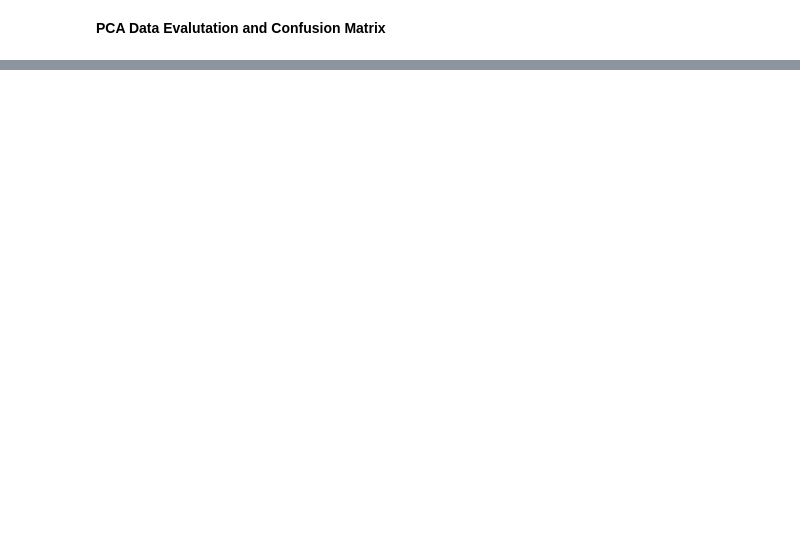
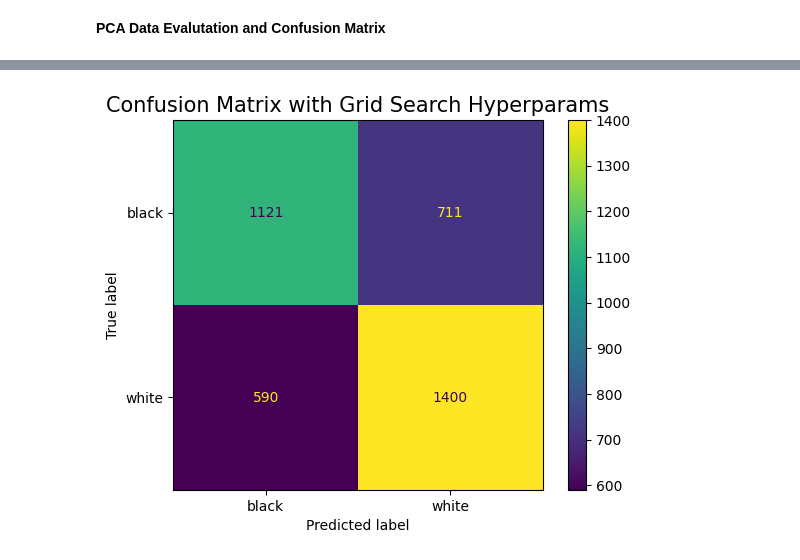
Before and after one commit to brysonbien/Chess-Opening-ML, a Jupyter notebook: mid_check_2.ipynb, the cells around one changed output, grey strips where cells are left out. Saved outputs shown, nothing was run; the diff lists cells and outputs as text; code cells hidden in the pictures; blank space fills up the shorter version.

Commit message:
Added 3rd confusion matrix, precision, recall, f1 scores

```diff
--- a/mid_check_2.ipynb
+++ b/mid_check_2.ipynb
@@ -299,0 +350,7 @@ plt.show()
+# %%
+train_accuracy_grid = clf_grid.score(X_train_grid, y_train_grid)
+print("Train Score: " + str(train_accuracy_grid))
+test_accuracy_best = clf_grid.score(X_test_grid, y_test_grid)
+print("Test Score: " + str(test_accuracy_best))
+
+y_pred_grid = clf_grid.predict(X_test_grid)
@@ -299,0 +384,8 @@ plt.show()
+# %%
+matrix_grid = confusion_matrix(y_test_grid, y_pred_grid)
+display_grid = ConfusionMatrixDisplay(confusion_matrix=matrix_grid, display_labels=['black', 'white'])
+display_grid.plot()
+plt.title('Confusion Matrix with Grid Search Hyperparams', fontsize=15)
+plt.show()
+# %% [output]
+[figure, added]
```
Also changed, not shown: parts of 13 cells of this notebook.
